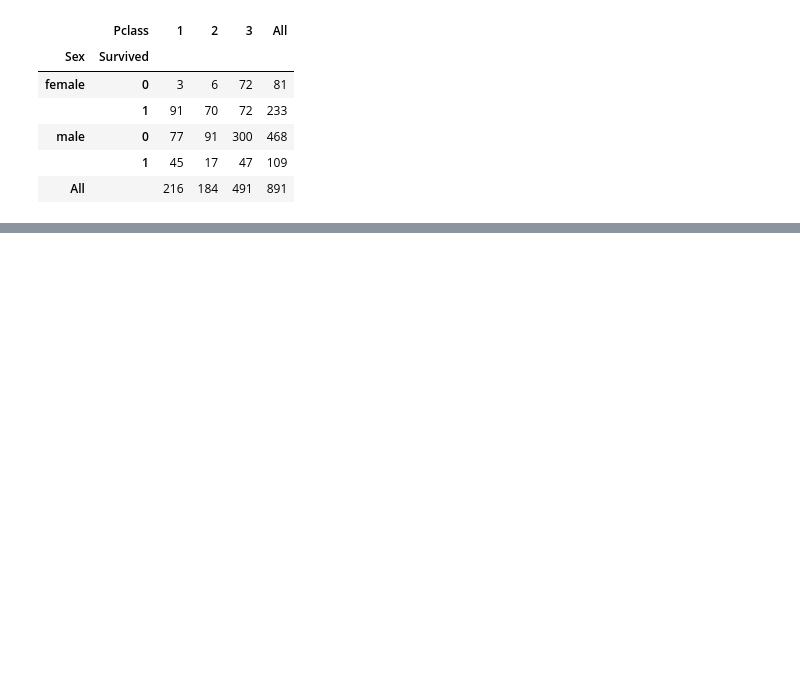
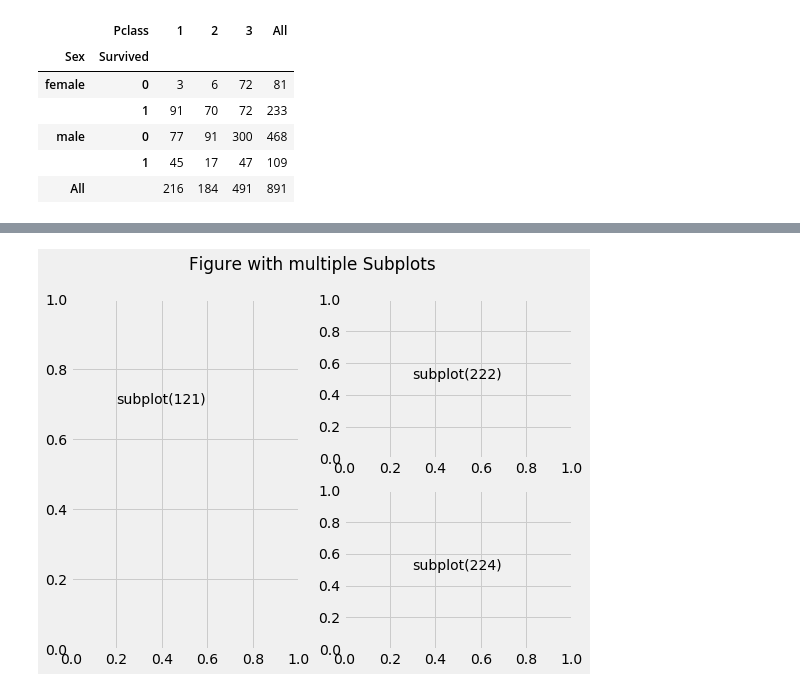
Before and after one commit to attagungho/copyworkkaggle, a Jupyter notebook: titanic/notebook2_eda.ipynb, the cells around one changed output, grey strips where cells are left out. Drawn from its saved outputs; the diff is of its cells as text; code cells hidden in the pictures; blank space fills up the shorter version.

```diff
--- a/titanic/notebook2_eda.ipynb
+++ b/titanic/notebook2_eda.ipynb
@@ -160,0 +205,17 @@ plt.show()
+# %%
+fig=plt.figure(figsize=(8,6))
+
+ax_1=fig.add_subplot(121)
+ax_1.text(0.2, 0.7, 'subplot(121)')
+
+ax_2=fig.add_subplot(222)
+ax_2.text(0.3, 0.5, 'subplot(222)')
+
+ax_3=fig.add_subplot(224)
+ax_3.text(0.3, 0.5, 'subplot(224)')
+
+fig.suptitle("Figure with multiple Subplots")
+
+plt.show()
+# %% [output]
+[figure, added]
```
Also changed, not shown: parts of 58 cells of this notebook, 1 other file.
